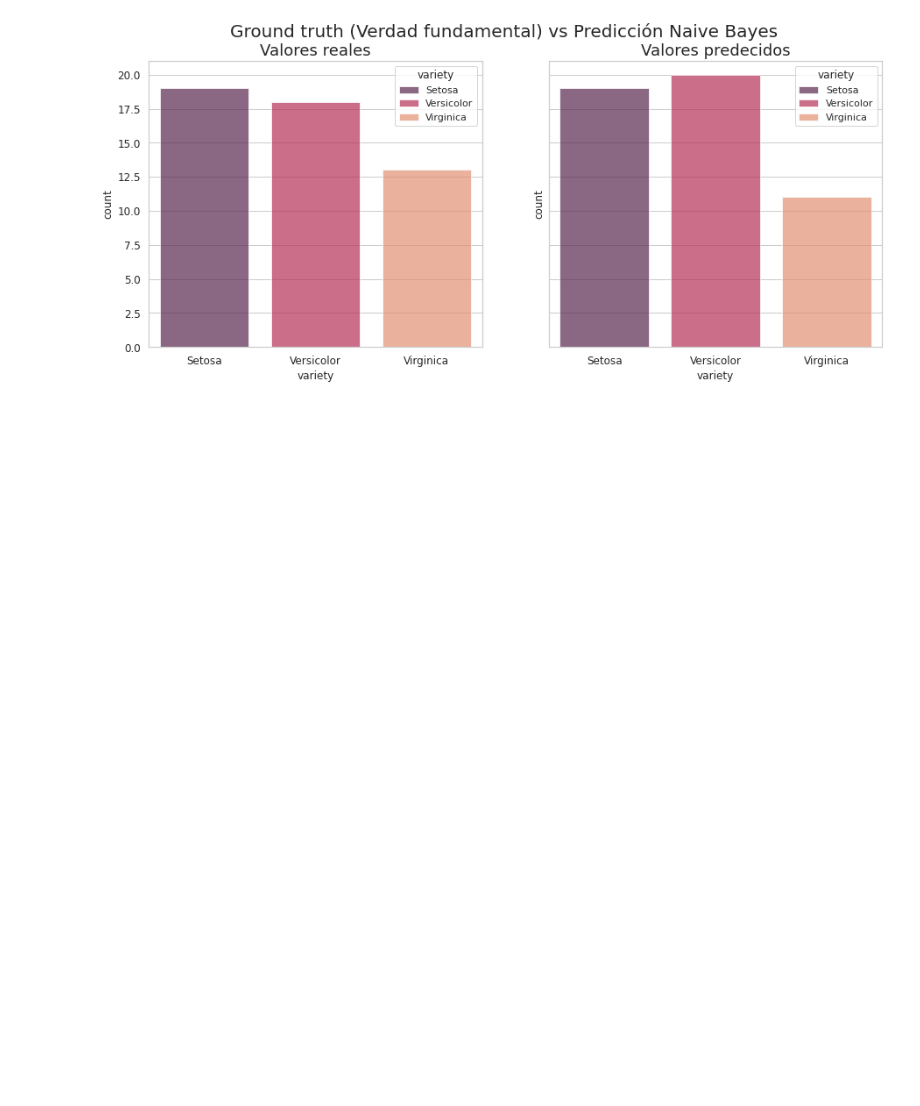
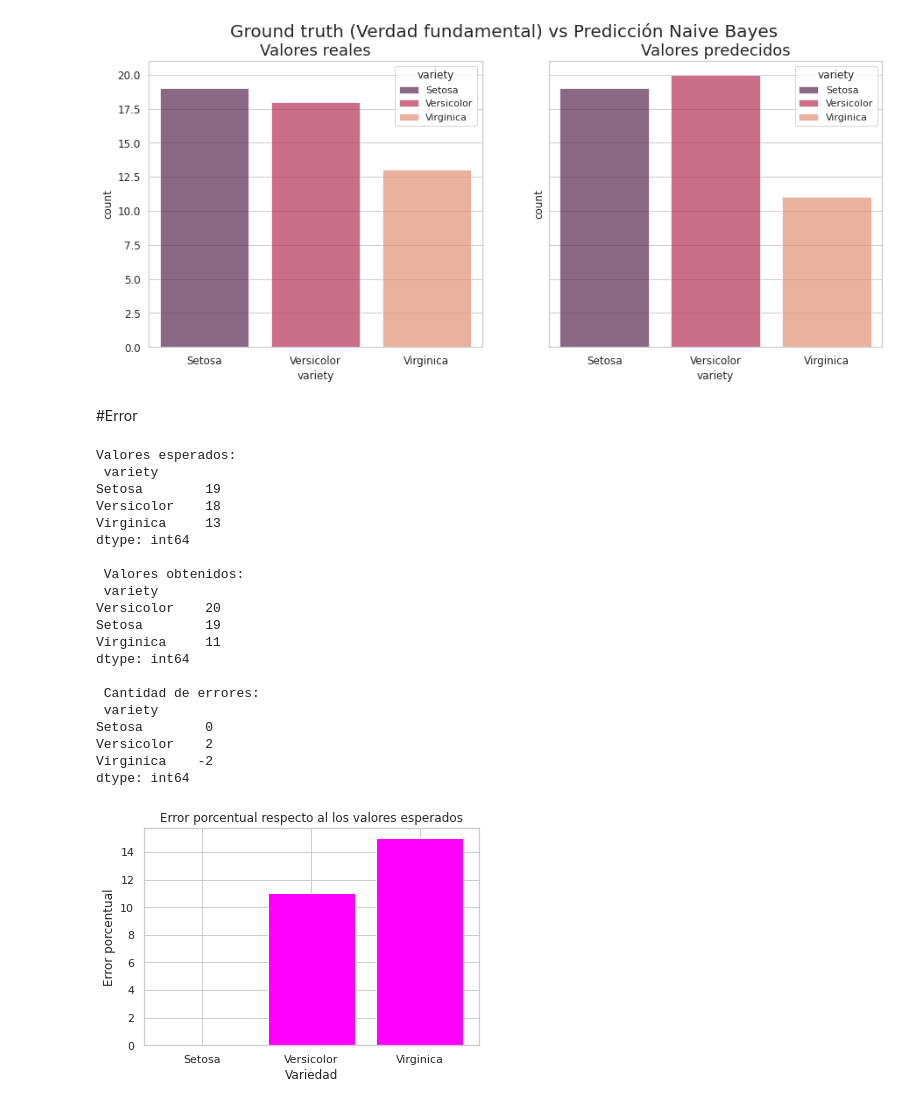
Before and after one commit to karentp/NaiveBayesExample, a Jupyter notebook: NaiveBayesEjemplo.ipynb, the cells around one changed output. Drawn from its saved outputs; the diff is of its cells as text; code cells hidden in the pictures; blank space fills up the shorter version.

```diff
--- a/NaiveBayesEjemplo.ipynb
+++ b/NaiveBayesEjemplo.ipynb
@@ -103,13 +103,10 @@ class NaiveBayesClassifier():
         tr = pd.DataFrame(data=y_true, columns=[target])
         pr = pd.DataFrame(data=y_pred, columns=[target])
 
-
         fig, ax = plt.subplots(1, 2, sharex='col', sharey='row', figsize=(15,6))
 
         sns.countplot(x=target, data=tr, ax=ax[0], palette='rocket', alpha=0.7, hue=target, dodge=False)
         sns.countplot(x=target, data=pr, ax=ax[1], palette='rocket', alpha=0.7, hue=target, dodge=False)
-
-        sns.countplot(x=target, hue="who", data=titanic)
 
         fig.suptitle('Ground truth (Verdad fundamental) vs Predicción Naive Bayes', fontsize=20)
 
@@ -118,6 +115,33 @@ class NaiveBayesClassifier():
         ax[0].set_title("Valores reales", fontsize=18)
         ax[1].set_title("Valores predecidos", fontsize=18)
         plt.show()
+
+      def visualize_error(self, y_true, y_pred, target):
+
+        """
+        Función para visualizar los errores
+        """
+
+        tr = pd.DataFrame(data=y_true, columns=[target])
+        pr = pd.DataFrame(data=y_pred, columns=[target])
+
+        errordf = pr.value_counts().sub(tr.value_counts())
+
+        errores = {u'Setosa':int(np.abs(errordf['Setosa']/tr.value_counts()['Setosa'])*100),
+                   u'Versicolor': int(np.abs(errordf['Versicolor']/tr.value_counts()['Versicolor']*100)),
+                   u'Virginica':int(np.abs(errordf['Virginica']/tr.value_counts()['Virginica']*100))}
+
+        print("Valores esperados: \n", tr.value_counts())
+
+        print("\n Valores obtenidos: \n", pr.value_counts())
+
+        print("\n Cantidad de errores: \n", errordf)
+
+        plt.bar(*zip(*errores.items()),color='magenta')
+        plt.title('Error porcentual respecto al los valores esperados')
+        plt.xlabel("Variedad")
+        plt.ylabel("Error porcentual")
+        plt.show()
 # %% [markdown]
 Accedemos a la carpeta de drive donde está el dataset
 # %%
@@ -340,3 +320,29 @@ scatter_3d(dataset, x='sepal.length', y='sepal.width', z='petal.length', size="p
 x.visualize(y_test, predictions, 'variety')
 # %% [output]
 [figure]
+# %% [markdown]
+#Error
+# %%
+x.visualize_error(y_test, predictions, 'variety')
+# %% [output]
+Valores esperados:
+ variety
+Setosa        19
+Versicolor    18
+Virginica     13
+dtype: int64
+
+ Valores obtenidos:
+ variety
+Versicolor    20
+Setosa        19
+Virginica     11
+dtype: int64
+
+ Cantidad de errores:
+ variety
+Setosa        0
+Versicolor    2
+Virginica    -2
+dtype: int64
+[figure, added]
```
Also changed, not shown: parts of 8 cells of this notebook.
